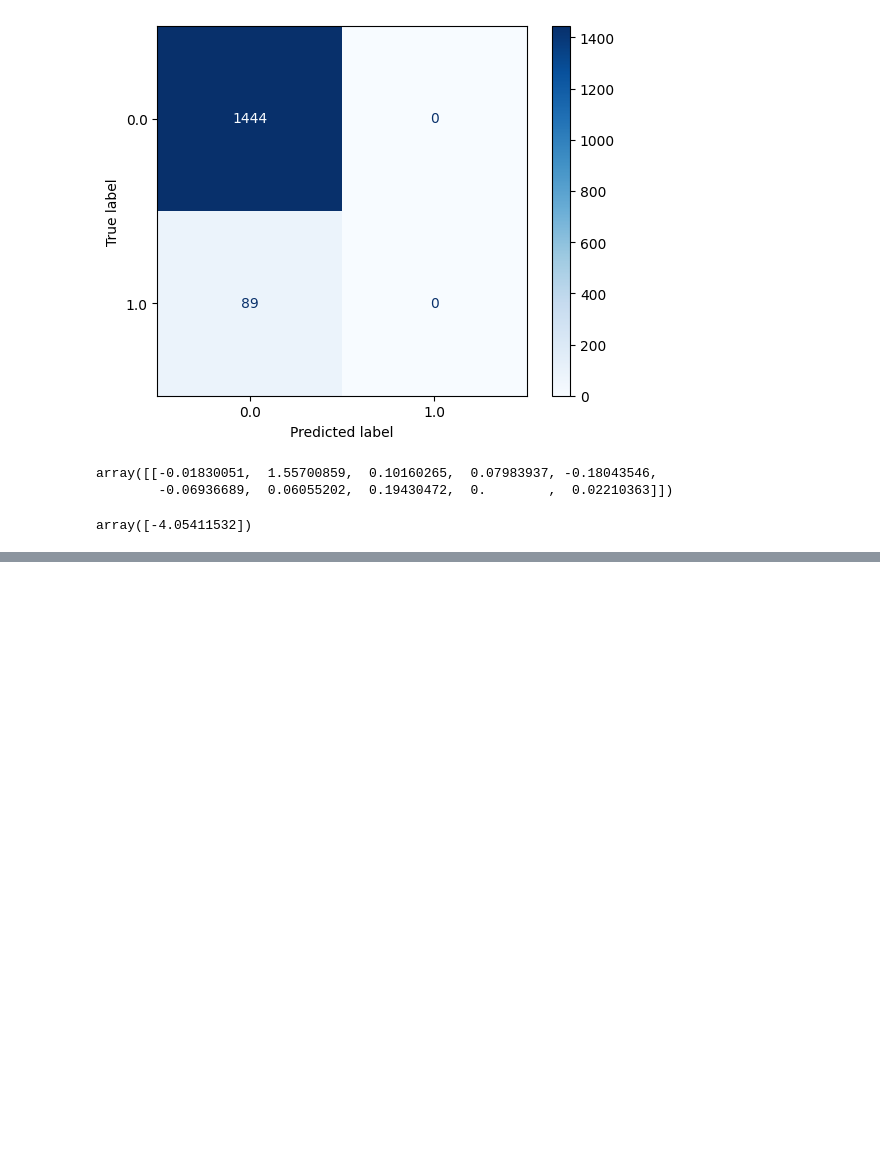
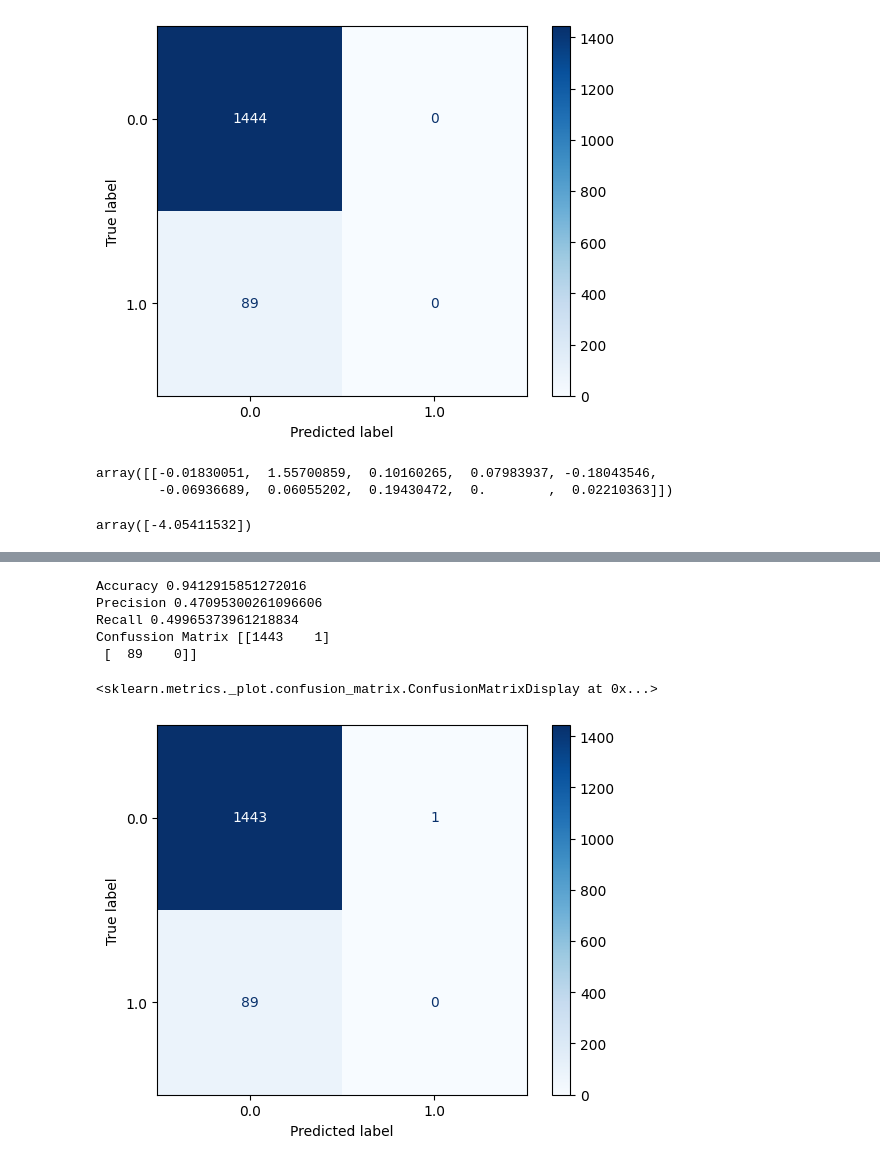
Before and after one commit to aliifam/ppd, a Jupyter notebook: ppd/pekan4/tugas1.ipynb, the cells around one changed output, grey strips where cells are left out. Saved outputs shown, nothing was run; the diff lists cells and outputs as text; code cells hidden in the pictures; blank space fills up the shorter version.

```diff
--- a/ppd/pekan4/tugas1.ipynb
+++ b/ppd/pekan4/tugas1.ipynb
@@ -237,0 +294,28 @@ array([-4.05411532])
+# %%
+# adaboost
+from sklearn.ensemble import AdaBoostClassifier
+
+model = AdaBoostClassifier()
+model.fit(X_train, y_train)
+
+# membuat prediksi
+y_pred = model.predict(X_test)
+
+# menghitung performa model dengan accuracy, precision, recall, dan confusion matrix
+print('Accuracy', accuracy_score(y_test, y_pred))
+print('Precision', precision_score(y_test, y_pred, average='macro'))
+print('Recall', recall_score(y_test, y_pred, average='macro'))
+print('Confussion Matrix', confusion_matrix(y_test, y_pred))
+# plot confusion matrix(model, X_test, y_test, cmap=plt.cm.Blues)
+cm = confusion_matrix(y_test, y_pred)
+disp = ConfusionMatrixDisplay(confusion_matrix=cm, display_labels=np.unique(y_test))
+# plt.show()
+disp.plot(cmap=plt.cm.Blues)
+# %% [output]
+Accuracy 0.9412915851272016
+Precision 0.47095300261096606
+Recall 0.49965373961218834
+Confussion Matrix [[1443    1]
+ [  89    0]]
+<sklearn.metrics._plot.confusion_matrix.ConfusionMatrixDisplay at 0x...>
+[figure, added]
```
Also changed, not shown: parts of 2 cells of this notebook, 2 other files.
